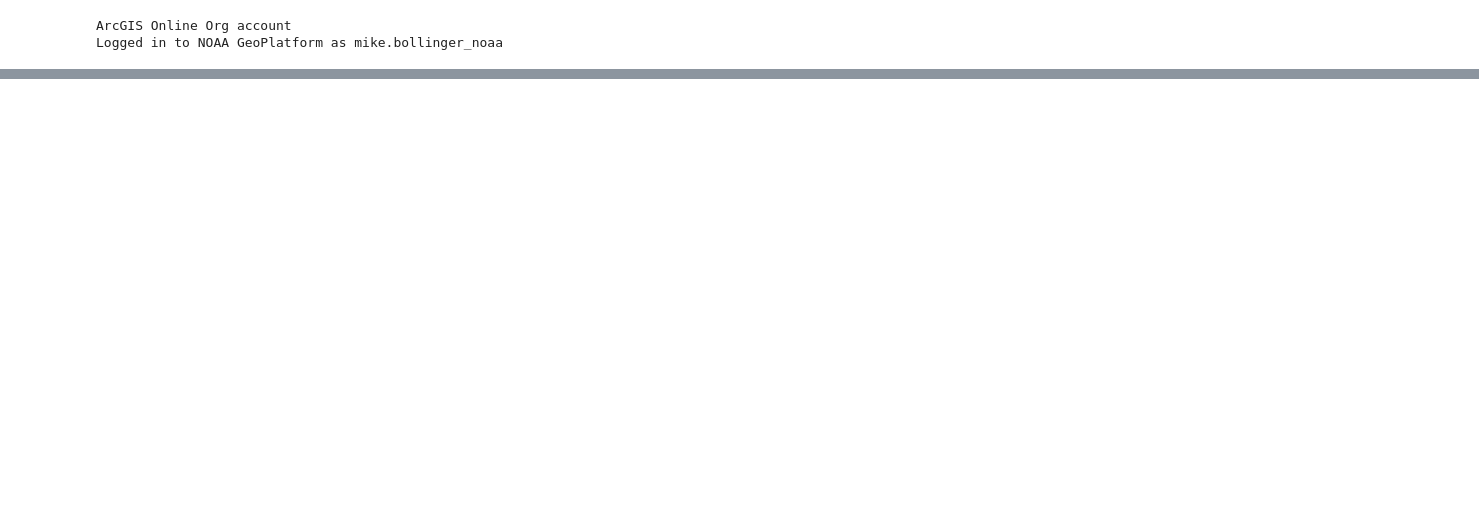
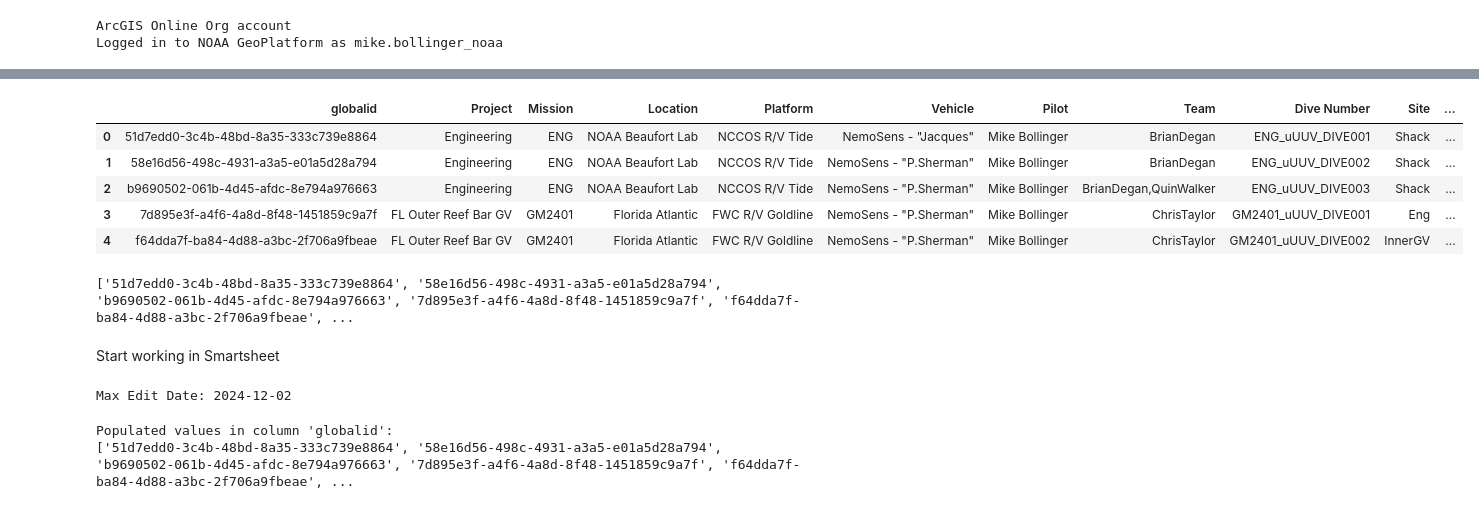
Before and after one commit to Mike-Bollinger/VehicleTools, a Jupyter notebook: Survey123toSmartsheetLogs.ipynb, the cells around one changed output, grey strips where cells are left out. Drawn from its saved outputs; the diff is of its cells as text; code cells hidden in the pictures; blank space fills up the shorter version.

```diff
--- a/Survey123toSmartsheetLogs.ipynb
+++ b/Survey123toSmartsheetLogs.ipynb
@@ -239,0 +84,28 @@ if __name__ == "__main__":
+# %%
+# Convert "Mission Start Time" and "End Time" to HH:MM format
+s123_divedata_dbf_reset['Mission Start Time'] = pd.to_datetime(s123_divedata_dbf_reset['Mission Start Time'], format='%H:%M:%S:%f').dt.strftime('%H:%M')
+s123_divedata_dbf_reset['End Time'] = pd.to_datetime(s123_divedata_dbf_reset['End Time'], format='%H:%M:%S:%f').dt.strftime('%H:%M')
+#Date formatting error
+s123_divedata_dbf_reset['Dive Date'] = s123_divedata_dbf_reset['Dive Date'].apply(lambda x: datetime.strptime(x, "%m/%d/%Y").strftime("%Y-%m-%d"))
+#FloridaAtlantic error
+s123_divedata_dbf_reset['Location'] = s123_divedata_dbf_reset['Location'].replace("FloridaAtlantic", "Florida Atlantic")
+#FloridaAtlantic error
+s123_divedata_dbf_reset['Project'] = s123_divedata_dbf_reset['Project'].replace("M:IR", "Mission: Iconic Reefs")
+#FloridaAtlantic error
+s123_divedata_dbf_reset['Project'] = s123_divedata_dbf_reset['Project'].replace("BOEM-CLB", "BOEM: Carolina Long Bay")
+
+s123_divedata_dbf_reset.head()
+# %% [output]
+|  | globalid | Project | Mission | Location | Platform | Vehicle | Pilot | Team | Dive Number | Site | ... |
+| 0 | 51d7edd0-3c4b-48bd-8a35-333c739e8864 | Engineering | ENG | NOAA Beaufort Lab | NCCOS R/V Tide | NemoSens - "Jacques" | Mike Bollinger | BrianDegan | ENG_uUUV_DIVE001 | Shack | ... |
+| 1 | 58e16d56-498c-4931-a3a5-e01a5d28a794 | Engineering | ENG | NOAA Beaufort Lab | NCCOS R/V Tide | NemoSens - "P.Sherman" | Mike Bollinger | BrianDegan | ENG_uUUV_DIVE002 | Shack | ... |
+| 2 | b9690502-061b-4d45-afdc-8e794a976663 | Engineering | ENG | NOAA Beaufort Lab | NCCOS R/V Tide | NemoSens - "P.Sherman" | Mike Bollinger | BrianDegan,QuinWalker | ENG_uUUV_DIVE003 | Shack | ... |
+| 3 | 7d895e3f-a4f6-4a8d-8f48-1451859c9a7f | FL Outer Reef Bar GV | GM2401 | Florida Atlantic | FWC R/V Goldline | NemoSens - "P.Sherman" | Mike Bollinger | ChrisTaylor | GM2401_uUUV_DIVE001 | Eng | ... |
+| 4 | f64dda7f-ba84-4d88-a3bc-2f706a9fbeae | FL Outer Reef Bar GV | GM2401 | Florida Atlantic | FWC R/V Goldline | NemoSens - "P.Sherman" | Mike Bollinger | ChrisTaylor | GM2401_uUUV_DIVE002 | InnerGV | ... |
+# %%
+s123_divedata_globalid = s123_divedata_dbf_reset['globalid'].tolist()
+print(s123_divedata_globalid)
+# %% [output]
+['51d7edd0-3c4b-48bd-8a35-333c739e8864', '58e16d56-498c-4931-a3a5-e01a5d28a794', 'b9690502-061b-4d45-afdc-8e794a976663', '7d895e3f-a4f6-4a8d-8f48-1451859c9a7f', 'f64dda7f-ba84-4d88-a3bc-2f706a9fbeae', ...
+# %% [markdown]
+Start working in Smartsheet
@@ -239,0 +130,45 @@ if __name__ == "__main__":
+# %%
+#find the most recent smartsheet edit
+client = smartSheet_Client
+sheet = client.Sheets.get_sheet(divelog_sheetid)
+column_id_map = get_column_id_map(sheet)
+edit_date_column_id = column_id_map.get('Edit Date')
+
+if not edit_date_column_id:
+    print("Edit Date column not found.")
+
+max_edit_date = get_max_edit_date(sheet, edit_date_column_id)
+if not max_edit_date:
+    print("No edit date found in the Smartsheet.")
+
+print(f"Max Edit Date: {max_edit_date}")
+# %% [output]
+Max Edit Date: 2024-12-02
+# %%
+#make a list of all smartsheet global ids to compare with survey123 to avoid duplicates
+COLUMN_NAME = "globalid"  # Replace with the desired column name
+
+# Find the column ID based on the column name
+column_id = None
+for column in sheet.columns:
+    if column.title == COLUMN_NAME:
+        column_id = column.id
+        break
+
+if column_id is None:
+    print(f"Column '{COLUMN_NAME}' not found in the sheet.")
+else:
+    # Extract populated values from the specified column
+    smartsheet_divedata_globalids = []
+    for row in sheet.rows:
+        for cell in row.cells:
+            if cell.column_id == column_id and cell.value is not None:
+                smartsheet_divedata_globalids.append(cell.value)
+                break  # Move to the next row after finding a populated value
+
+    # Display the populated values list (you can now compare this list with another)
+    print(f"Populated values in column '{COLUMN_NAME}':")
+    print(smartsheet_divedata_globalids)
+# %% [output]
+Populated values in column 'globalid':
+['51d7edd0-3c4b-48bd-8a35-333c739e8864', '58e16d56-498c-4931-a3a5-e01a5d28a794', 'b9690502-061b-4d45-afdc-8e794a976663', '7d895e3f-a4f6-4a8d-8f48-1451859c9a7f', 'f64dda7f-ba84-4d88-a3bc-2f706a9fbeae', ...
```
Also changed, not shown: parts of 27 cells of this notebook.
